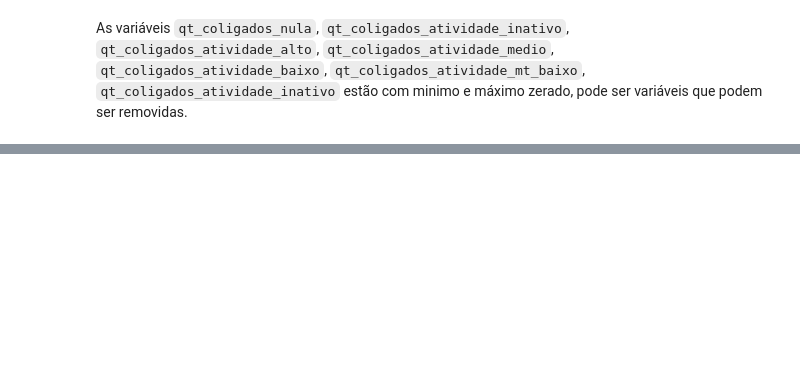
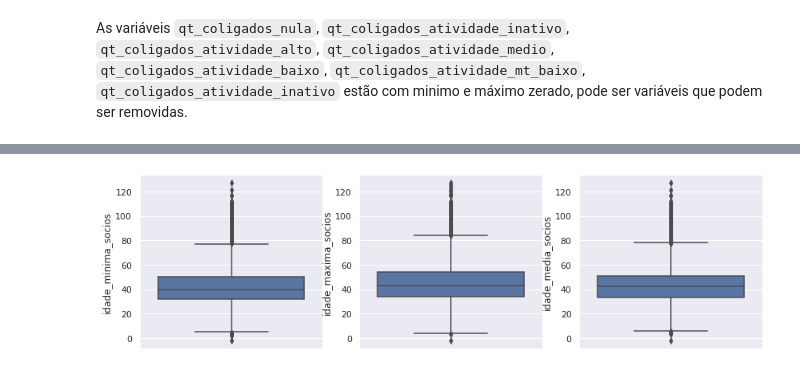
Before and after one commit to johnnessantos/codenation, a Jupyter notebook: projeto-pratico/src/notebooks/analise.ipynb, the cells around one changed output, grey strips where cells are left out. Cells and saved outputs as stored; diff of their text form; code cells hidden in the pictures; blank space fills up the shorter version.

```diff
--- a/projeto-pratico/src/notebooks/analise.ipynb
+++ b/projeto-pratico/src/notebooks/analise.ipynb
@@ -273,0 +287,7 @@ variaveis_faltantes_observar = ['idade_ate_18', 'idade_de_19_a_23', 'idade_de_24
+# %%
+# Definindo as varáveis para analise
+market_variaveis_analise = ['idade_minima_socios', 'idade_maxima_socios', 'idade_media_socios']
+experimentos.criar_diagrama_caixa(market_faltante, market_variaveis_analise)
+plt.show()
+# %% [output]
+[figure, added]
```
Also changed, not shown: parts of 52 cells of this notebook, 1 other file.
